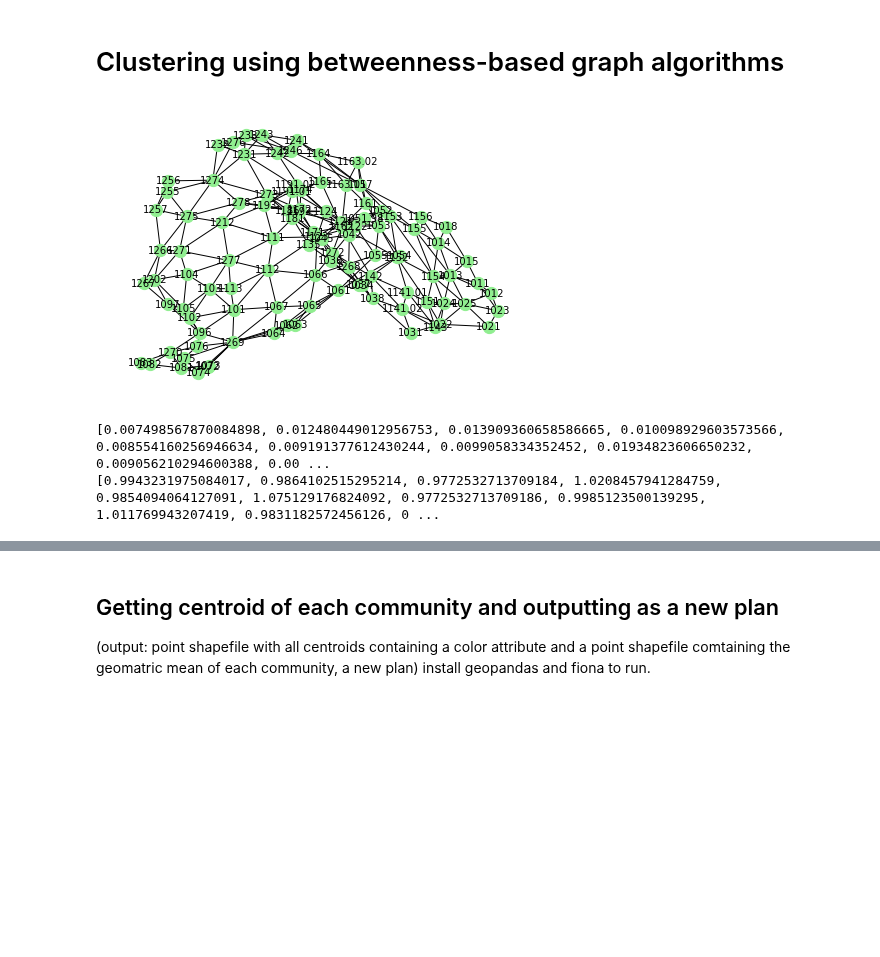
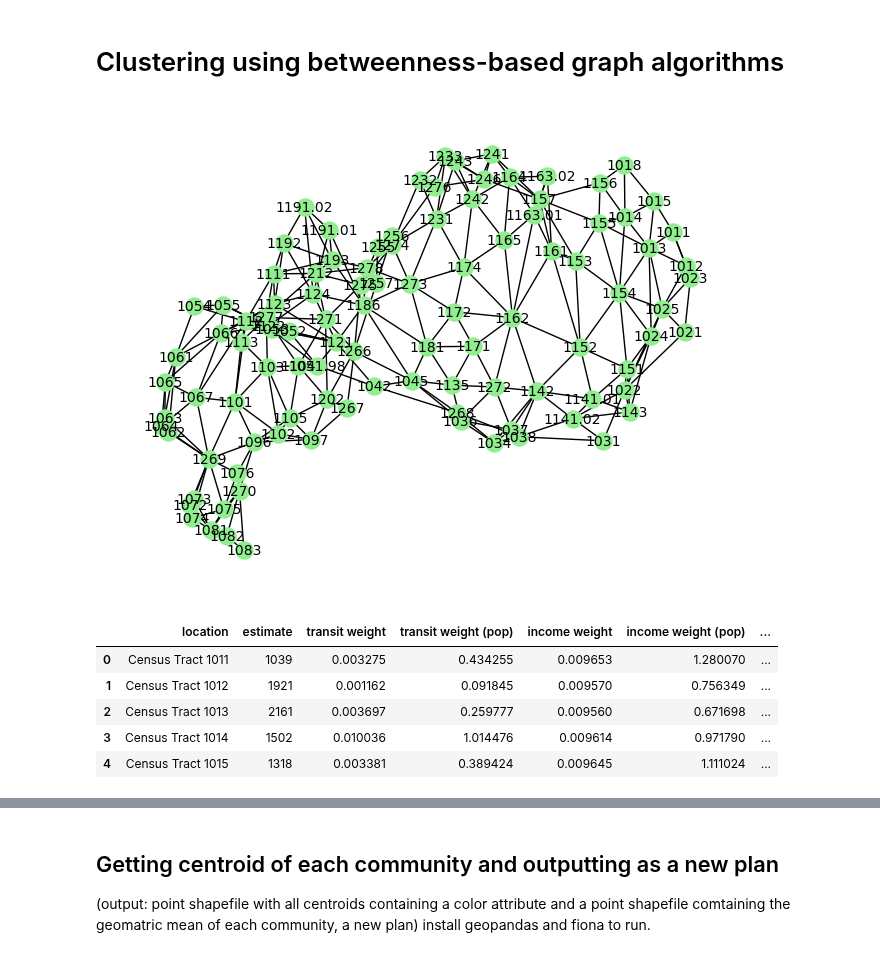
Before and after one commit to juliatompkins/trio-capstone, a Jupyter notebook: algorithms code/graph community clustering.ipynb, the cells around one changed output, grey strips where cells are left out. Cells and saved outputs as stored; diff of their text form; code cells hidden in the pictures; blank space fills up the shorter version.

Commit message:
weighted clustering

```diff
--- a/algorithms code/graph community clustering.ipynb
+++ b/algorithms code/graph community clustering.ipynb
@@ -12,26 +12,38 @@ import itertools
 %run data_cleaning.ipynb
 # %%
 # import data
-centroid_locations = pd.read_csv(r"data\CensusTractCentroids.csv")
-metro_locations = pd.read_csv(r"data\MetroLinkStations_REGISTERED.csv")
-north_south_locations = pd.read_csv(r"data\MetroLinkStations_NS.csv")
-census_data = data = pd.read_csv(r"data\B08119_stl_city.csv")
-race_data = pd.read_csv(r"data\B08105_stl_city.csv")
-stl = nx.read_weighted_edgelist(r"data\weighted_dual_list",delimiter='%')
+
+centroid_locations = pd.read_csv(r"C:\Users\dodie\Downloads\spring 2024\trio-capstone\data\CensusTractCentroids.csv")
+metro_locations = pd.read_csv(r"C:\Users\dodie\Downloads\spring 2024\trio-capstone\data\MetroLinkStations_REGISTERED.csv")
+north_south_locations = pd.read_csv(r"C:\Users\dodie\Downloads\spring 2024\trio-capstone\data\MetroLinkStations_NS.csv")
+census_data = data = pd.read_csv(r"C:\Users\dodie\Downloads\spring 2024\trio-capstone\data\B08119_stl_city.csv")
+race_data = pd.read_csv(r"C:\Users\dodie\Downloads\spring 2024\trio-capstone\data\B08105_stl_city.csv")
+stl = nx.read_weighted_edgelist(r"C:\Users\dodie\Downloads\spring 2024\trio-capstone\data pulling code\weighted_dual_list",delimiter='%',nodetype=str)
 nx.draw(stl, with_labels=True, node_size=150, node_color='lightgreen', font_size=10)
+
+
+#centroid_locations = pd.read_csv(r"data\CensusTractCentroids.csv")
+#metro_locations = pd.read_csv(r"data\MetroLinkStations_REGISTERED.csv")
+#north_south_locations = pd.read_csv(r"data\MetroLinkStations_NS.csv")
+#census_data = data = pd.read_csv(r"data\B08119_stl_city.csv")
+#race_data = pd.read_csv(r"data\B08105_stl_city.csv")
+#stl = nx.read_weighted_edgelist(r"data\weighted_dual_list",delimiter='%')
+#nx.draw(stl, with_labels=True, node_size=150, node_color='lightgreen', font_size=10)
 # %% [output]
-[figure, old version]
+[figure, new version]
 # %%
 by_tract = clean(census_data, race_data)
 centroid_locations_small = centroid_locations[['NAMELSAD','INTPTLAT','INTPTLON']]
 centroid_locations_small = centroid_locations_small.rename(columns = {"NAMELSAD": "location", "INTPTLAT" : "LAT", "INTPTLON" : "LON"})
 full_data = by_tract.merge(centroid_locations_small, on='location')
 full_data.head()
-print(list(full_data['race weight']))
-print(list(full_data['race weight (pop)']))
 # %% [output]
-[0.007498567870084898, 0.012480449012956753, 0.013909360658586665, 0.010098929603573566, 0.008554160256946634, 0.009191377612430244, 0.0099058334352452, 0.01934823606650232, 0.009056210294600388, 0.00 ...
-[0.9943231975084017, 0.9864102515295214, 0.9772532713709184, 1.0208457941284759, 0.9854094064127091, 1.075129176824092, 0.9772532713709186, 0.9985123500139295, 1.011769943207419, 0.9831182572456126, 0 ...
+|  | location | estimate | transit weight | transit weight (pop) | income weight | income weight (pop) | ... |
+| 0 | Census Tract 1011 | 1039 | 0.003275 | 0.434255 | 0.009653 | 1.280070 | ... |
+| 1 | Census Tract 1012 | 1921 | 0.001162 | 0.091845 | 0.009570 | 0.756349 | ... |
+| 2 | Census Tract 1013 | 2161 | 0.003697 | 0.259777 | 0.009560 | 0.671698 | ... |
+| 3 | Census Tract 1014 | 1502 | 0.010036 | 1.014476 | 0.009614 | 0.971790 | ... |
+| 4 | Census Tract 1015 | 1318 | 0.003381 | 0.389424 | 0.009645 | 1.111024 | ... |
 # %%
 def mod_max(graph, k):
     tolerance = 1e-5
```
Also changed, not shown: parts of 5 cells of this notebook, 3 other files.
